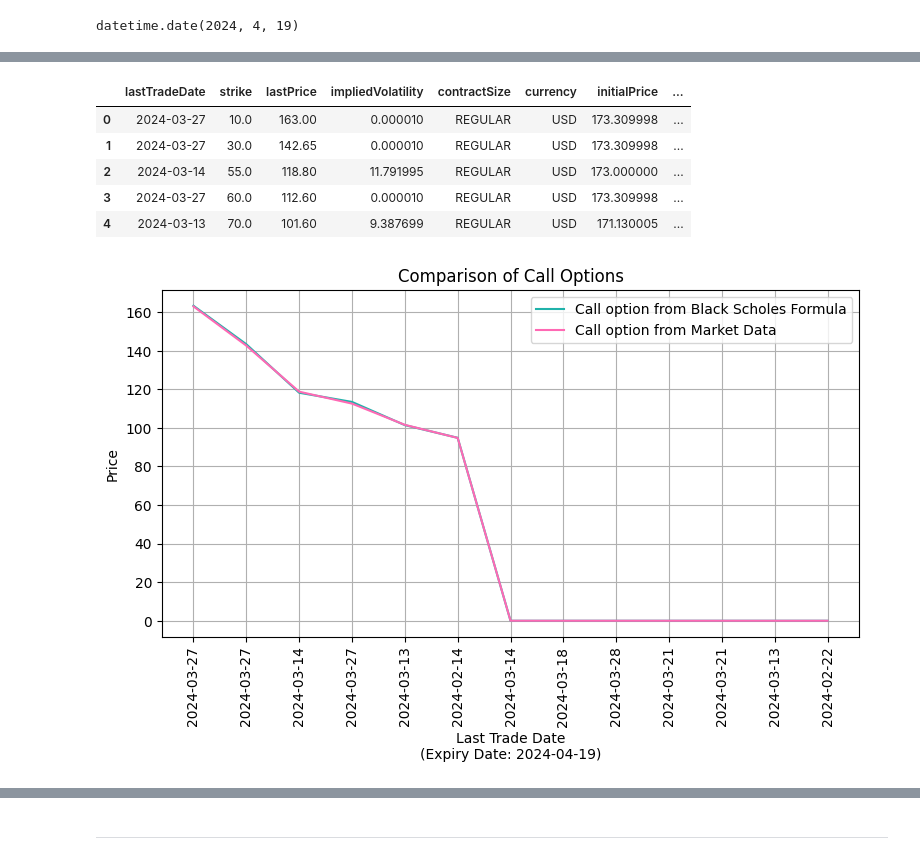
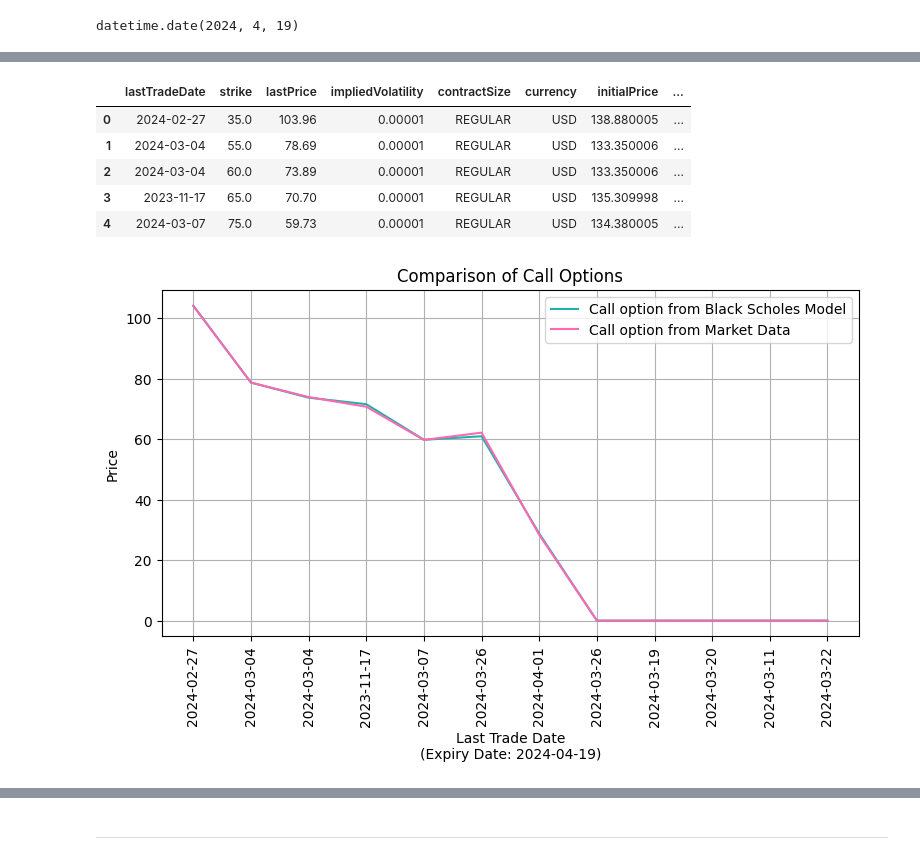
Before and after one commit to yorozuya-2003/IFE-Projects, a Jupyter notebook: Project-4/OptionPricing.ipynb, the cells around one changed output, grey strips where cells are left out. Drawn from its saved outputs; the diff is of its cells as text; code cells hidden in the pictures.

```diff
--- a/Project-4/OptionPricing.ipynb
+++ b/Project-4/OptionPricing.ipynb
@@ -13,7 +13,7 @@ warnings.filterwarnings('ignore')
 ## Loading stock data
 ---
 # %%
-google = yf.Ticker("AAPL")
+google = yf.Ticker("GOOGL")
 google_data = google.history(period="1y")
 # %% [markdown]
 ## Visualizing stock price data over time
@@ -355,7 +355,7 @@ plt.show()
 ## Comparison with actual market data
 ---
 # %%
-ticker_symbol = "AAPL"
+ticker_symbol = "GOOGL"
 options_data = yf.Ticker(ticker_symbol).options
 expiry_date = options_data[0]
 options_chain = yf.Ticker(ticker_symbol).option_chain(expiry_date)
@@ -518,24 +517,24 @@ calls['optionPriceBlackScholes'] = option_price_black_scholes
 calls.head()
 # %% [output]
 |  | lastTradeDate | strike | lastPrice | impliedVolatility | contractSize | currency | initialPrice | ... |
-| 0 | 2024-03-27 | 10.0 | 163.00 | 0.000010 | REGULAR | USD | 173.309998 | ... |
-| 1 | 2024-03-27 | 30.0 | 142.65 | 0.000010 | REGULAR | USD | 173.309998 | ... |
-| 2 | 2024-03-14 | 55.0 | 118.80 | 11.791995 | REGULAR | USD | 173.000000 | ... |
-| 3 | 2024-03-27 | 60.0 | 112.60 | 0.000010 | REGULAR | USD | 173.309998 | ... |
-| 4 | 2024-03-13 | 70.0 | 101.60 | 9.387699 | REGULAR | USD | 171.130005 | ... |
+| 0 | 2024-02-27 | 35.0 | 103.96 | 0.00001 | REGULAR | USD | 138.880005 | ... |
+| 1 | 2024-03-04 | 55.0 | 78.69 | 0.00001 | REGULAR | USD | 133.350006 | ... |
+| 2 | 2024-03-04 | 60.0 | 73.89 | 0.00001 | REGULAR | USD | 133.350006 | ... |
+| 3 | 2023-11-17 | 65.0 | 70.70 | 0.00001 | REGULAR | USD | 135.309998 | ... |
+| 4 | 2024-03-07 | 75.0 | 59.73 | 0.00001 | REGULAR | USD | 134.380005 | ... |
 # %%
 plt.figure(figsize=(9, 4.5))
-plt.plot(calls.index, calls['optionPriceBlackScholes'], label='Call option from Black Scholes Formula', c='lightseagreen')
+plt.plot(calls.index, calls['optionPriceBlackScholes'], label='Call option from Black Scholes Model', c='lightseagreen')
 plt.plot(calls.index, calls['lastPrice'], label='Call option from Market Data', c='hotpink')
 plt.title('Comparison of Call Options')
 plt.ylabel('Price')
 plt.xlabel(f'Last Trade Date\n(Expiry Date: {expiry_date})')
 plt.xticks(calls.index, calls.lastTradeDate, rotation='vertical')
 plt.grid(True)
 plt.legend()
 plt.show()
 # %% [output]
-[figure, old version]
+[figure, new version]
 # %%
 plt.figure(figsize=(9, 4.5))
 differences = abs(calls['optionPriceBlackScholes'] - calls['lastPrice'])
```
Also changed, not shown: parts of 48 cells of this notebook.
